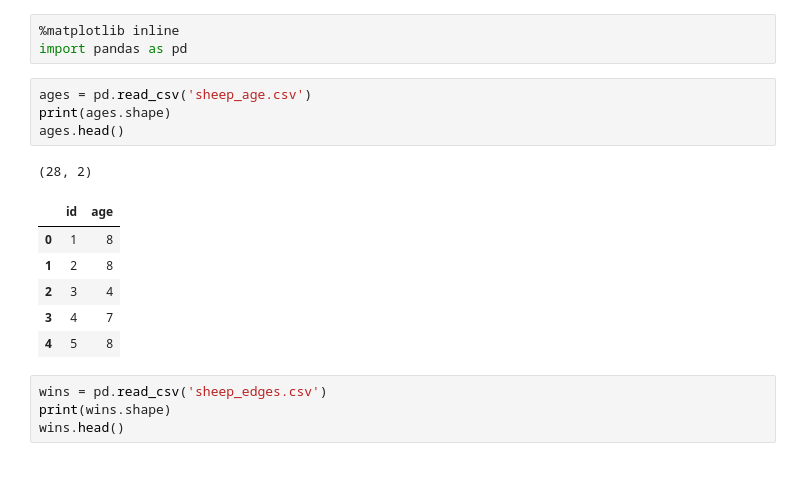
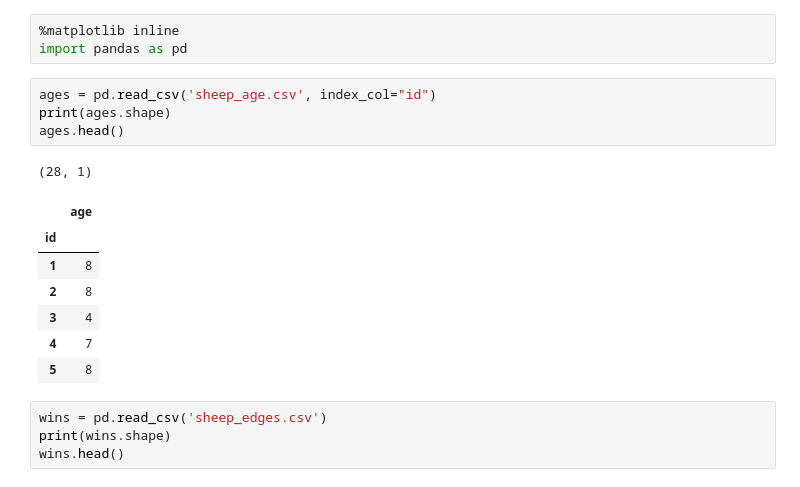
Before and after one commit to MCGallaspy/dse241_hw, a Jupyter notebook: exercise5/Network visualization.ipynb, the cells around one changed output. Drawn from its saved outputs; the diff is of its cells as text.

```diff
--- a/exercise5/Network visualization.ipynb
+++ b/exercise5/Network visualization.ipynb
@@ -2,17 +2,18 @@
 %matplotlib inline
 import pandas as pd
 # %%
-ages = pd.read_csv('sheep_age.csv')
+ages = pd.read_csv('sheep_age.csv', index_col="id")
 print(ages.shape)
 ages.head()
 # %% [output]
-(28, 2)
+(28, 1)
-|  | id | age |
-| 0 | 1 | 8 |
-| 1 | 2 | 8 |
-| 2 | 3 | 4 |
-| 3 | 4 | 7 |
-| 4 | 5 | 8 |
+|  | age |
+| id |  |
+| 1 | 8 |
+| 2 | 8 |
+| 3 | 4 |
+| 4 | 7 |
+| 5 | 8 |
 # %%
 wins = pd.read_csv('sheep_edges.csv')
 print(wins.shape)
```
Also changed, not shown: parts of 9 cells of this notebook.
